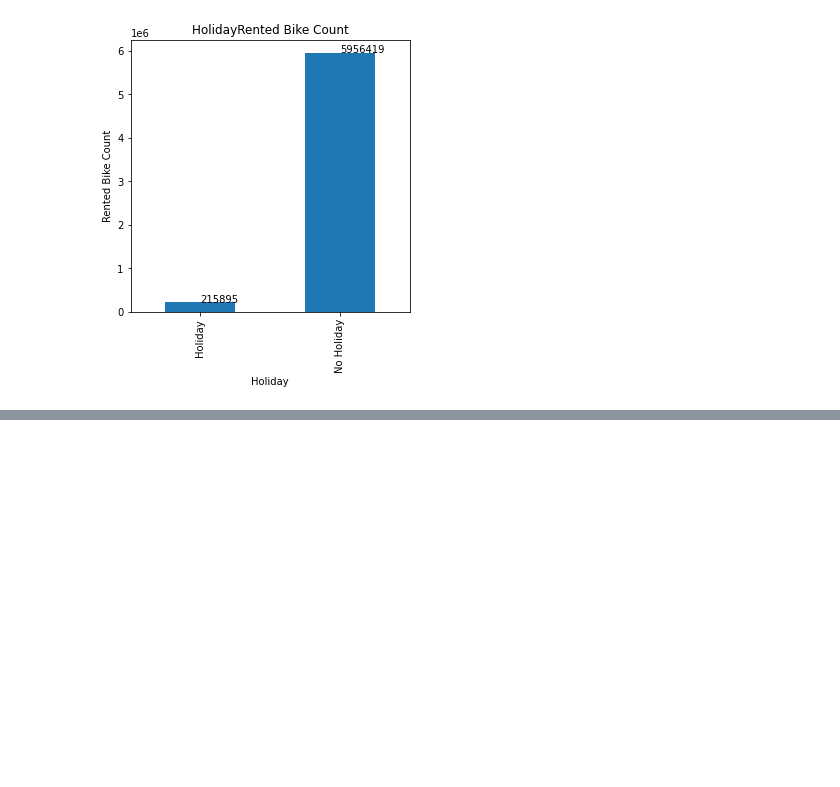
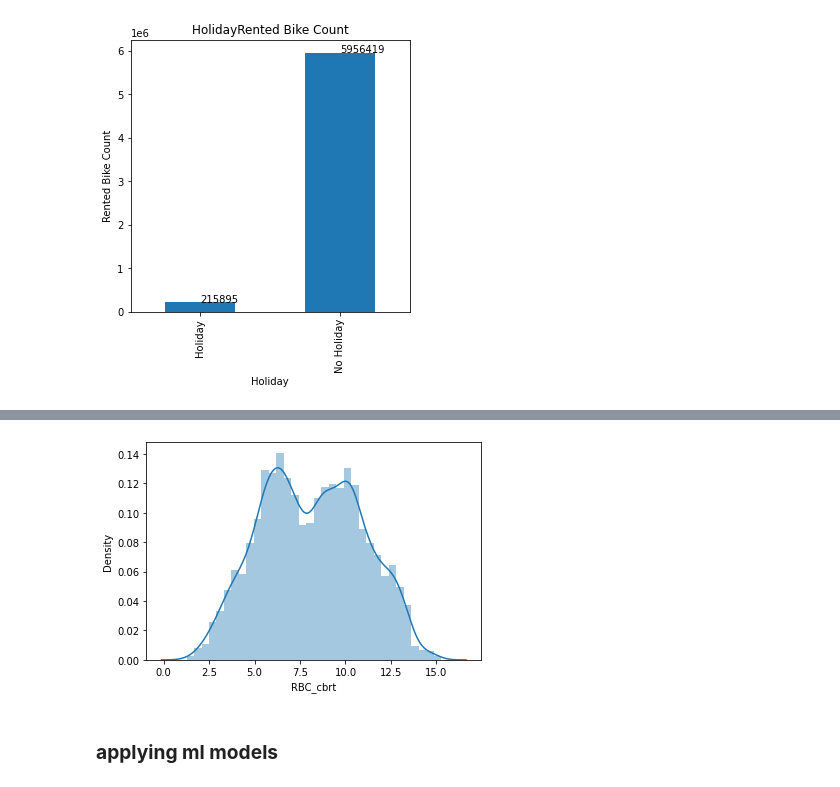
Before and after one commit to AyushSonuu/bike-sharing-demand-prediction-regression, a Jupyter notebook: Copy_of_Bike_Sharing_Demand_Prediction_Capstone_Project.ipynb, the cells around one changed output, grey strips where cells are left out. Drawn from its saved outputs; the diff is of its cells as text; code cells hidden in the pictures; blank space fills up the shorter version.

```diff
--- a/Copy_of_Bike_Sharing_Demand_Prediction_Capstone_Project.ipynb
+++ b/Copy_of_Bike_Sharing_Demand_Prediction_Capstone_Project.ipynb
@@ -456,0 +513,9 @@ for col in cat_features:
+# %%
+# As we know that target variabe is right skewed to remove skewnwss apply cbrt transformation
+df1["RBC_cbrt"] = np.cbrt(df1["Rented Bike Count"])
+sns.distplot(df1["RBC_cbrt"])
+plt.show()
+# %% [output]
+[figure, added]
+# %% [markdown]
+### **applying ml models**
```
Also changed, not shown: parts of 9 cells of this notebook.
